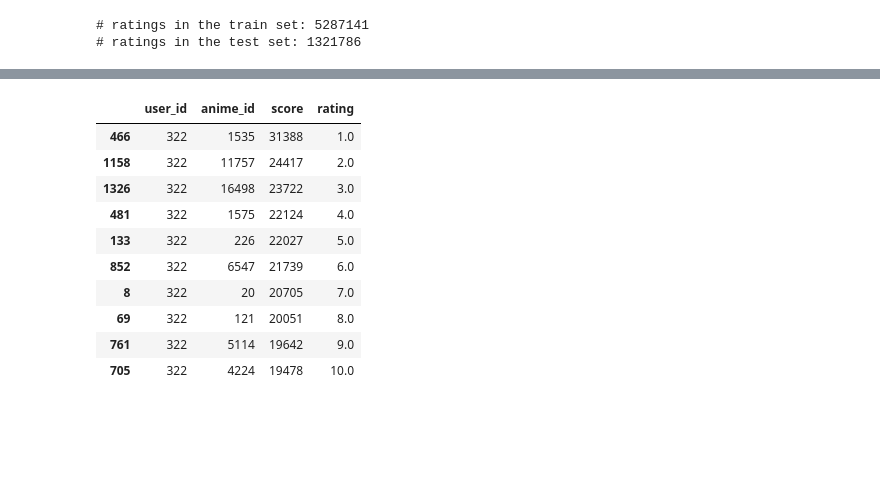
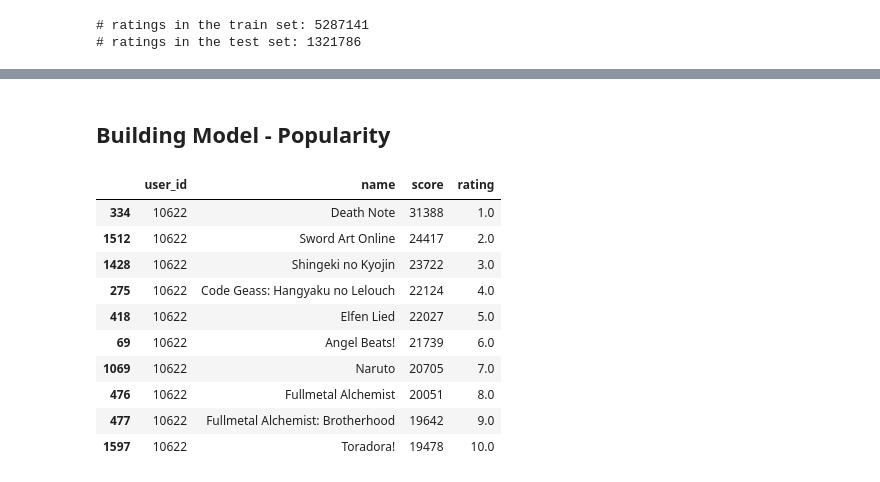
Before and after one commit to salma71/MSDS_SU2020, a Jupyter notebook: Recommender_system612/week_4/Anime_recommender.ipynb, the cells around one changed output, grey strips where cells are left out. Cells and saved outputs as stored; diff of their text form; code cells hidden in the pictures; blank space fills up the shorter version.

Commit message:
do recommendation on the training set

```diff
--- a/Recommender_system612/week_4/Anime_recommender.ipynb
+++ b/Recommender_system612/week_4/Anime_recommender.ipynb
@@ -355,6 +337,8 @@ display(train.head(10))
 new_df_indexed = new_df.set_index('user_id')
 train_df_indexed = train.set_index('user_id')
 test_df_indexed = test.set_index('user_id')
+# %% [markdown]
+## Building Model - Popularity
 # %%
 class PopularityRecommender:
 
@@ -403,18 +387,20 @@ pop_model = PopularityRecommender()
 # %%
 pop_model.create(train, 'user_id', 'name')
 # %%
-user_id = new_df['user_id'][5]
+users = train['user_id']
+user_id = users.iloc[5]
+
 pop_model.recommend(user_id)
 # %% [output]
-|  | user_id | anime_id | score | rating |
-| 466 | 322 | 1535 | 31388 | 1.0 |
-| 1158 | 322 | 11757 | 24417 | 2.0 |
-| 1326 | 322 | 16498 | 23722 | 3.0 |
-| 481 | 322 | 1575 | 22124 | 4.0 |
-| 133 | 322 | 226 | 22027 | 5.0 |
-| 852 | 322 | 6547 | 21739 | 6.0 |
-| 8 | 322 | 20 | 20705 | 7.0 |
-| 69 | 322 | 121 | 20051 | 8.0 |
-| 761 | 322 | 5114 | 19642 | 9.0 |
-| 705 | 322 | 4224 | 19478 | 10.0 |
+|  | user_id | name | score | rating |
+| 334 | 10622 | Death Note | 31388 | 1.0 |
+| 1512 | 10622 | Sword Art Online | 24417 | 2.0 |
+| 1428 | 10622 | Shingeki no Kyojin | 23722 | 3.0 |
+| 275 | 10622 | Code Geass: Hangyaku no Lelouch | 22124 | 4.0 |
+| 418 | 10622 | Elfen Lied | 22027 | 5.0 |
+| 69 | 10622 | Angel Beats! | 21739 | 6.0 |
+| 1069 | 10622 | Naruto | 20705 | 7.0 |
+| 476 | 10622 | Fullmetal Alchemist | 20051 | 8.0 |
+| 477 | 10622 | Fullmetal Alchemist: Brotherhood | 19642 | 9.0 |
+| 1597 | 10622 | Toradora! | 19478 | 10.0 |
 # %%
```
Also changed, not shown: parts of 10 cells of this notebook.
